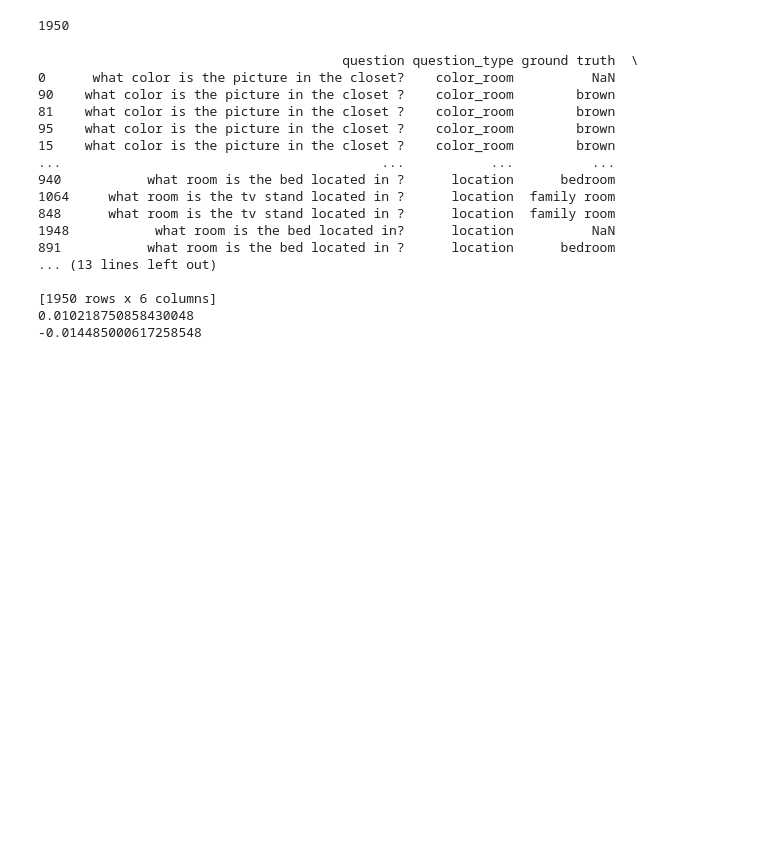
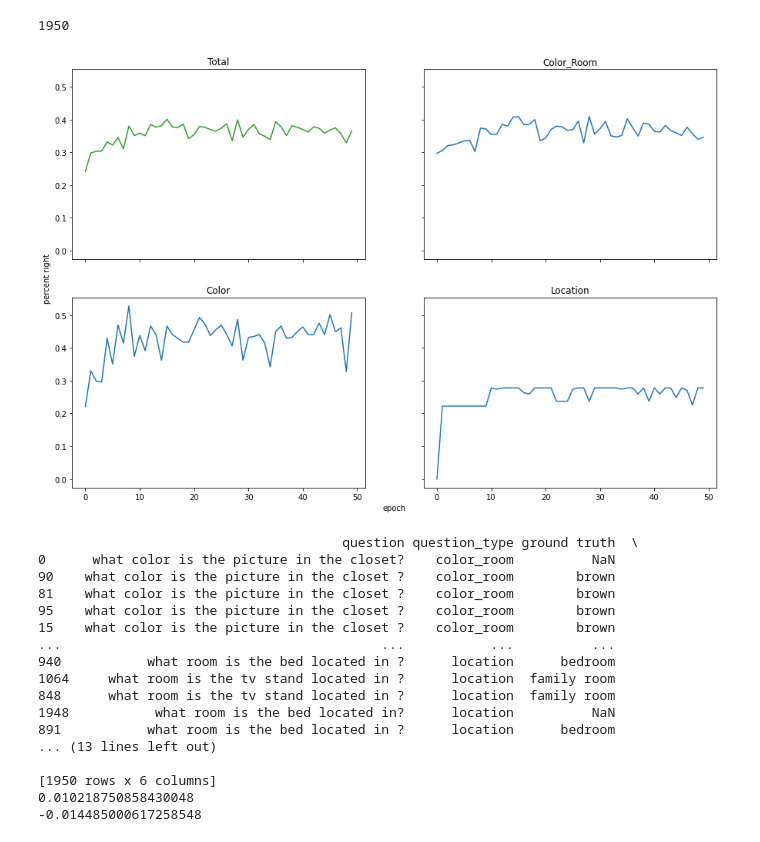
Before and after one commit to YasMME/thesisproj, a Jupyter notebook: WrongAnswers.ipynb, the cells around one changed output. Cells and saved outputs as stored; diff of their text form; code cells hidden in the pictures; blank space fills up the shorter version.

Commit message:
Update jupyter notebooks, wip thesis

```diff
--- a/WrongAnswers.ipynb
+++ b/WrongAnswers.ipynb
@@ -40,6 +40,51 @@ for item in episodes:
     ans = ans.append({'episode_id': int(item['episode_id']), 'question': item['question']['question_text'], 'prediction': item['question']['answer_text'], 'question_type': item['question']['question_type']}, ignore_index=True)
 # %% [output]
 1950
+# %%
+def percent_right(file):
+    file = pd.read_csv(file, header=0)
+    counts = file['question_type'].value_counts()
+    total_questions = len(ans)
+    total_color_room = len(ans.loc[ans['question_type'] == 'color_room'])
+    total_color = len(ans.loc[ans['question_type'] == 'color'])
+    total_location = len(ans.loc[ans['question_type'] == 'location'])
+    total_wrong = len(file.index)
+
+    rights = [(total_questions - total_wrong) / total_questions,
+    (total_color_room - counts['color_room'])/total_color_room,
+    (total_color - counts['color'])/total_color,
+    (total_location - counts['location'])/total_location]
+    return rights
+# %%
+def plot_accuracy(experiment):
+    rights = []
+    for c in range(0, 50):
+        wrong_file = "/home/yasmeen/Desktop/wrong_answers/{}/wrong_answers{}.csv".format(experiment, c)
+        rights.append(percent_right(wrong_file))
+    rights = np.stack(rights)
+    fig, axs = plt.subplots(2, 2, sharex=True, sharey=True)
+    fig.set_size_inches(15, 10, forward=True)
+    axs[0,0].plot(rights[:,0], 'tab:green')
+    axs[0, 0].set_title('Total')
+    axs[0,1].plot(rights[:,1])
+    axs[0, 1].set_title('Color_Room')
+    axs[1,0].plot(rights[:,2])
+    axs[1, 0].set_title('Color')
+    axs[1,1].plot(rights[:,3])
+    axs[1, 1].set_title('Location')
+    ## add a big axis, hide frame
+    fig.add_subplot(111, frameon=False)
+    ## hide tick and tick label of the big axis
+    plt.tick_params(labelcolor='none', top=False, bottom=False, left=False, right=False)
+    plt.xlabel("epoch")
+    plt.ylabel("percent right")
+
+    fig_path = '/home/yasmeen/Desktop/thesisproj/thesis/figure/wrong_answers/' + experiment + '_percent_right'
+    plt.savefig(fig_path)
+# %%
+plot_accuracy('baseline_wrong_answer')
+# %% [output]
+[figure, added]
 # %%
 #Combine wrong answers w/ questions model got correct
 def constr_answers(file):
```
Also changed, not shown: 35 other files.
